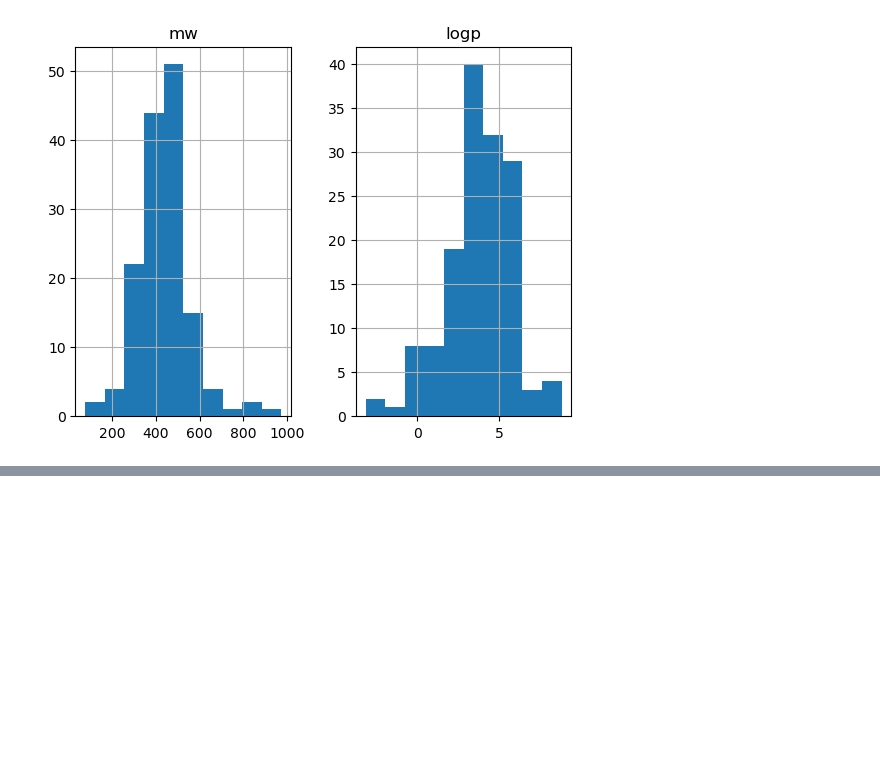
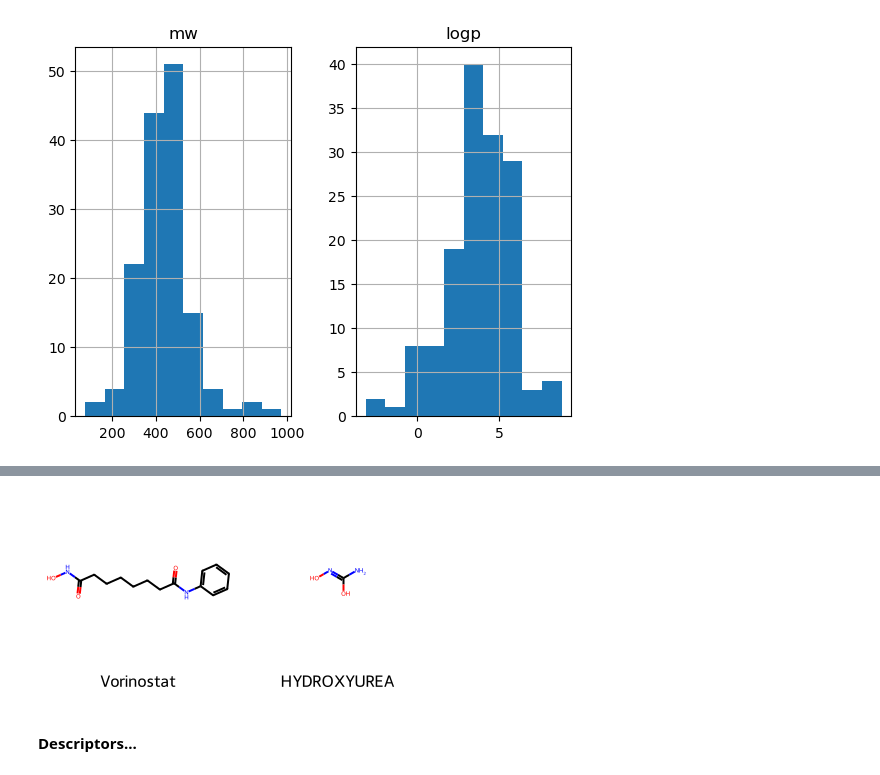
Before and after one commit to arazthexd/Kaggle_SCP, a Jupyter notebook: notebooks/0_EDA.ipynb, the cells around one changed output, grey strips where cells are left out. Saved outputs shown, nothing was run; the diff lists cells and outputs as text; code cells hidden in the pictures; blank space fills up the shorter version.

```diff
--- a/notebooks/0_EDA.ipynb
+++ b/notebooks/0_EDA.ipynb
@@ -198,0 +265,6 @@ array([[<Axes: title={'center': 'mw'}>, <Axes: title={'center': 'logp'}>]],
+# %%
+PandasTools.FrameToGridImage(sm_df[np.logical_or(y > 180, z > 200, x > 250)], column="mol", legendsCol="sm_name")
+# %% [output]
+[figure, added]
+# %% [markdown]
+#### Descriptors...
```
Also changed, not shown: parts of 13 cells of this notebook, 1 other file.
